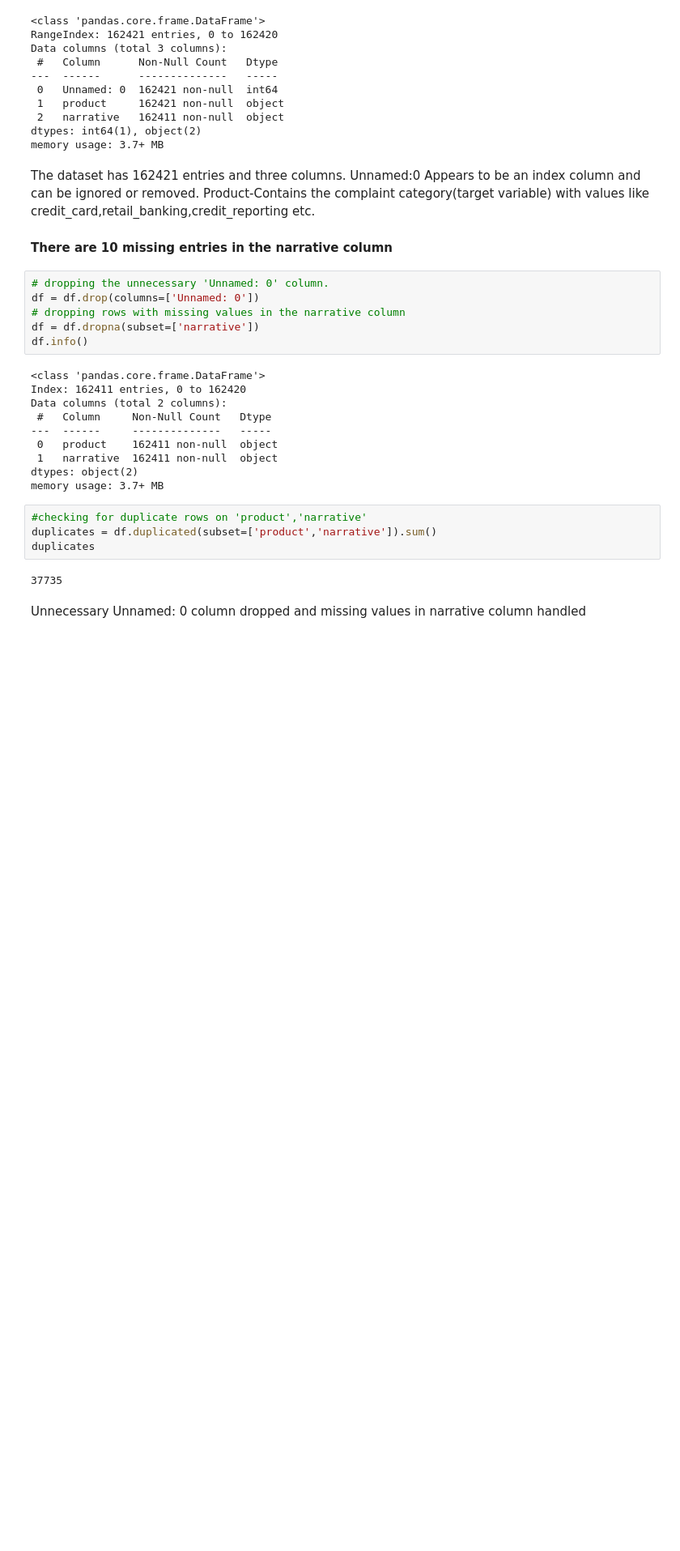
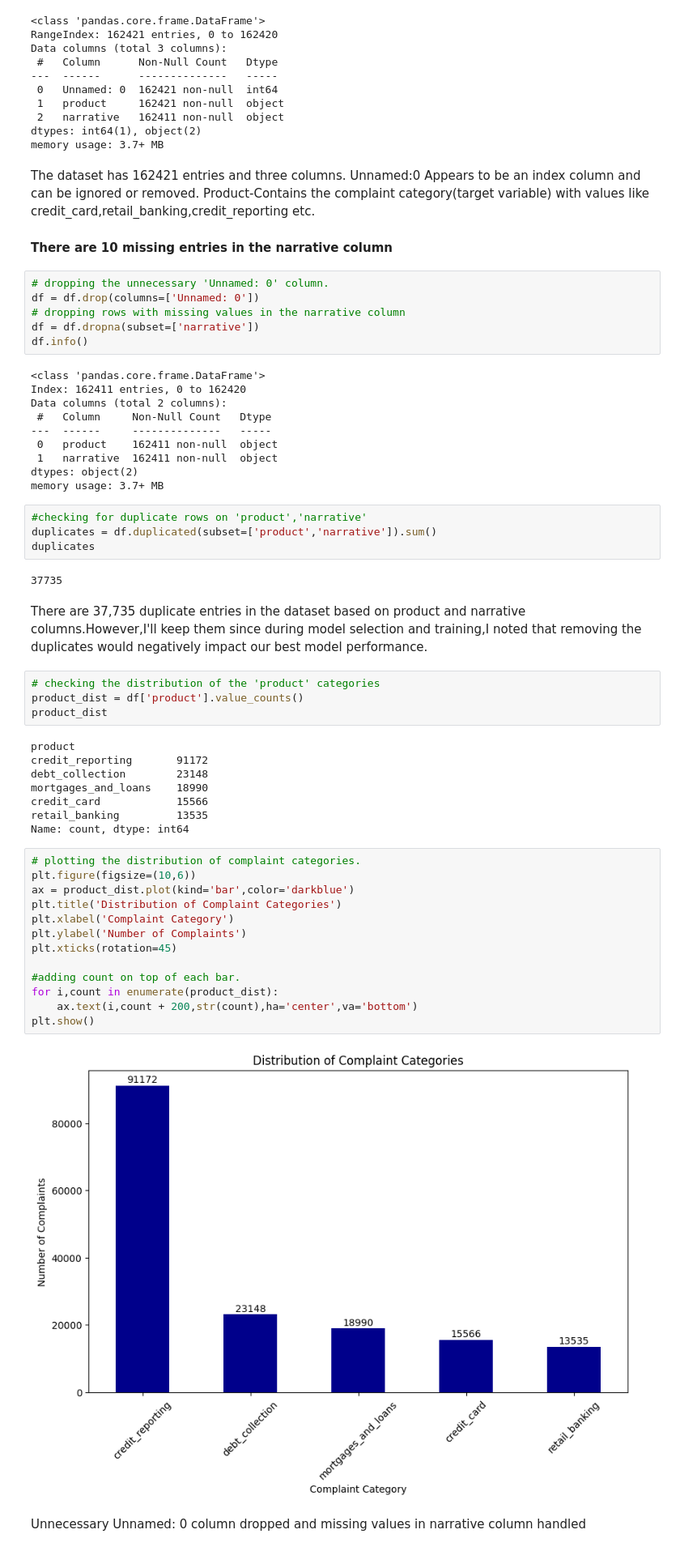
Before and after one commit to victoriamuinde07/NLP-project, a Jupyter notebook: victoria-ipynb.ipynb, the cells around one changed output. Shown at 81% size. Drawn from its saved outputs; the diff is of its cells as text; blank space fills up the shorter version.

Commit message:
Plotting Product column distribution

```diff
--- a/victoria-ipynb.ipynb
+++ b/victoria-ipynb.ipynb
@@ -133,5 +133,34 @@ duplicates = df.duplicated(subset=['product','narrative']).sum()
 duplicates
 # %% [output]
 37735
+# %% [markdown]
+There are 37,735 duplicate entries in the dataset based on product and narrative columns.However,I'll keep them since during model selection and training,I noted that removing the duplicates would negatively impact our best model performance.
+# %%
+# checking the distribution of the 'product' categories
+product_dist = df['product'].value_counts()
+product_dist
+# %% [output]
+product
+credit_reporting       91172
+debt_collection        23148
+mortgages_and_loans    18990
+credit_card            15566
+retail_banking         13535
+Name: count, dtype: int64
+# %%
+# plotting the distribution of complaint categories.
+plt.figure(figsize=(10,6))
+ax = product_dist.plot(kind='bar',color='darkblue')
+plt.title('Distribution of Complaint Categories')
+plt.xlabel('Complaint Category')
+plt.ylabel('Number of Complaints')
+plt.xticks(rotation=45)
+
+#adding count on top of each bar.
+for i,count in enumerate(product_dist):
+    ax.text(i,count + 200,str(count),ha='center',va='bottom')
+plt.show()
+# %% [output]
+[figure, added]
 # %% [markdown]
 Unnecessary Unnamed: 0 column dropped and missing values in narrative column handled
```
Also changed, not shown: parts of 1 cell of this notebook.
